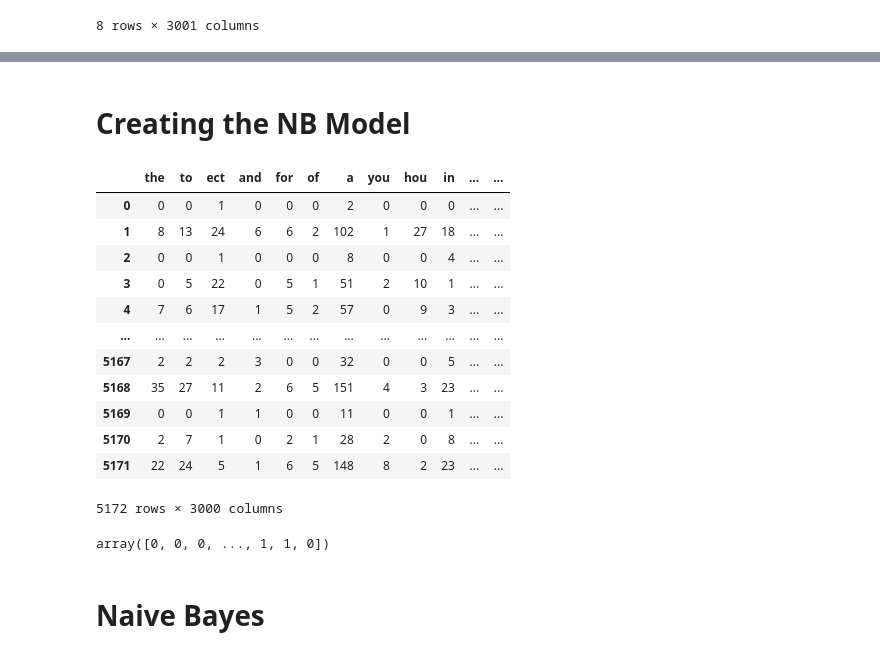
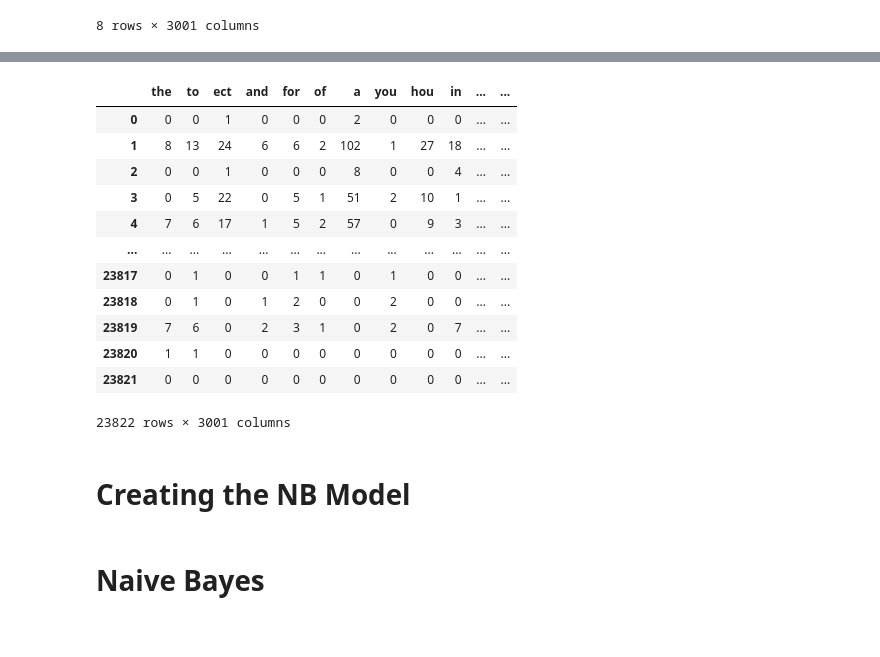
Before and after one commit to capstone-2024-T91/Image-Processing-and-NLP-for-Brand-Protection, a Jupyter notebook: Spam.ipynb, the cells around one changed output, grey strips where cells are left out. Saved outputs shown, nothing was run; the diff lists cells and outputs as text; code cells hidden in the pictures.

```diff
--- a/Spam.ipynb
+++ b/Spam.ipynb
@@ -53,0 +91,3 @@ df.describe()
+# %%
+# Drop the "Email No." column from both DataFrames
+df.drop(columns=['Email No.'], inplace=True)
@@ -99,24 +154,27 @@ df_transformed.head(5)
+# %%
+# # Concatenate the DataFrames
+combined_df = pd.concat([df, df_transformed], ignore_index=True)
+combined_df.head(40000)
+# %% [output]
+|  | the | to | ect | and | for | of | a | you | hou | in | ... | ... |
+| 0 | 0 | 0 | 1 | 0 | 0 | 0 | 2 | 0 | 0 | 0 | ... | ... |
+| 1 | 8 | 13 | 24 | 6 | 6 | 2 | 102 | 1 | 27 | 18 | ... | ... |
+| 2 | 0 | 0 | 1 | 0 | 0 | 0 | 8 | 0 | 0 | 4 | ... | ... |
+| 3 | 0 | 5 | 22 | 0 | 5 | 1 | 51 | 2 | 10 | 1 | ... | ... |
+| 4 | 7 | 6 | 17 | 1 | 5 | 2 | 57 | 0 | 9 | 3 | ... | ... |
+| ... | ... | ... | ... | ... | ... | ... | ... | ... | ... | ... | ... | ... |
+| 23817 | 0 | 1 | 0 | 0 | 1 | 1 | 0 | 1 | 0 | 0 | ... | ... |
+| 23818 | 0 | 1 | 0 | 1 | 2 | 0 | 0 | 2 | 0 | 0 | ... | ... |
+| 23819 | 7 | 6 | 0 | 2 | 3 | 1 | 0 | 2 | 0 | 7 | ... | ... |
+| 23820 | 1 | 1 | 0 | 0 | 0 | 0 | 0 | 0 | 0 | 0 | ... | ... |
+| 23821 | 0 | 0 | 0 | 0 | 0 | 0 | 0 | 0 | 0 | 0 | ... | ... |
+23822 rows × 3001 columns
 # %% [markdown]
 # Creating the NB Model
 # %%
 X = df.iloc[:,1:3001]
-X
+Y = df.iloc[:,-1].values
+X2 = combined_df.iloc[:,1:3001]
+Y2 = combined_df.iloc[:,-1].values
+train_x,test_x,train_y,test_y = train_test_split(X,Y,test_size = 0.25, random_state =30)
+train_x2,test_x2,train_y2,test_y2 = train_test_split(X2,Y2,test_size = 0.25,random_state =30)
-# %% [output]
-|  | the | to | ect | and | for | of | a | you | hou | in | ... | ... |
-| 0 | 0 | 0 | 1 | 0 | 0 | 0 | 2 | 0 | 0 | 0 | ... | ... |
-| 1 | 8 | 13 | 24 | 6 | 6 | 2 | 102 | 1 | 27 | 18 | ... | ... |
-| 2 | 0 | 0 | 1 | 0 | 0 | 0 | 8 | 0 | 0 | 4 | ... | ... |
-| 3 | 0 | 5 | 22 | 0 | 5 | 1 | 51 | 2 | 10 | 1 | ... | ... |
-| 4 | 7 | 6 | 17 | 1 | 5 | 2 | 57 | 0 | 9 | 3 | ... | ... |
-| ... | ... | ... | ... | ... | ... | ... | ... | ... | ... | ... | ... | ... |
-| 5167 | 2 | 2 | 2 | 3 | 0 | 0 | 32 | 0 | 0 | 5 | ... | ... |
-| 5168 | 35 | 27 | 11 | 2 | 6 | 5 | 151 | 4 | 3 | 23 | ... | ... |
-| 5169 | 0 | 0 | 1 | 1 | 0 | 0 | 11 | 0 | 0 | 1 | ... | ... |
-| 5170 | 2 | 7 | 1 | 0 | 2 | 1 | 28 | 2 | 0 | 8 | ... | ... |
-| 5171 | 22 | 24 | 5 | 1 | 6 | 5 | 148 | 8 | 2 | 23 | ... | ... |
-5172 rows × 3000 columns
-# %%
-Y = df.iloc[:,-1].values
-Y
-# %% [output]
-array([0, 0, 0, ..., 1, 1, 0])
```
Also changed, not shown: parts of 31 cells of this notebook.
